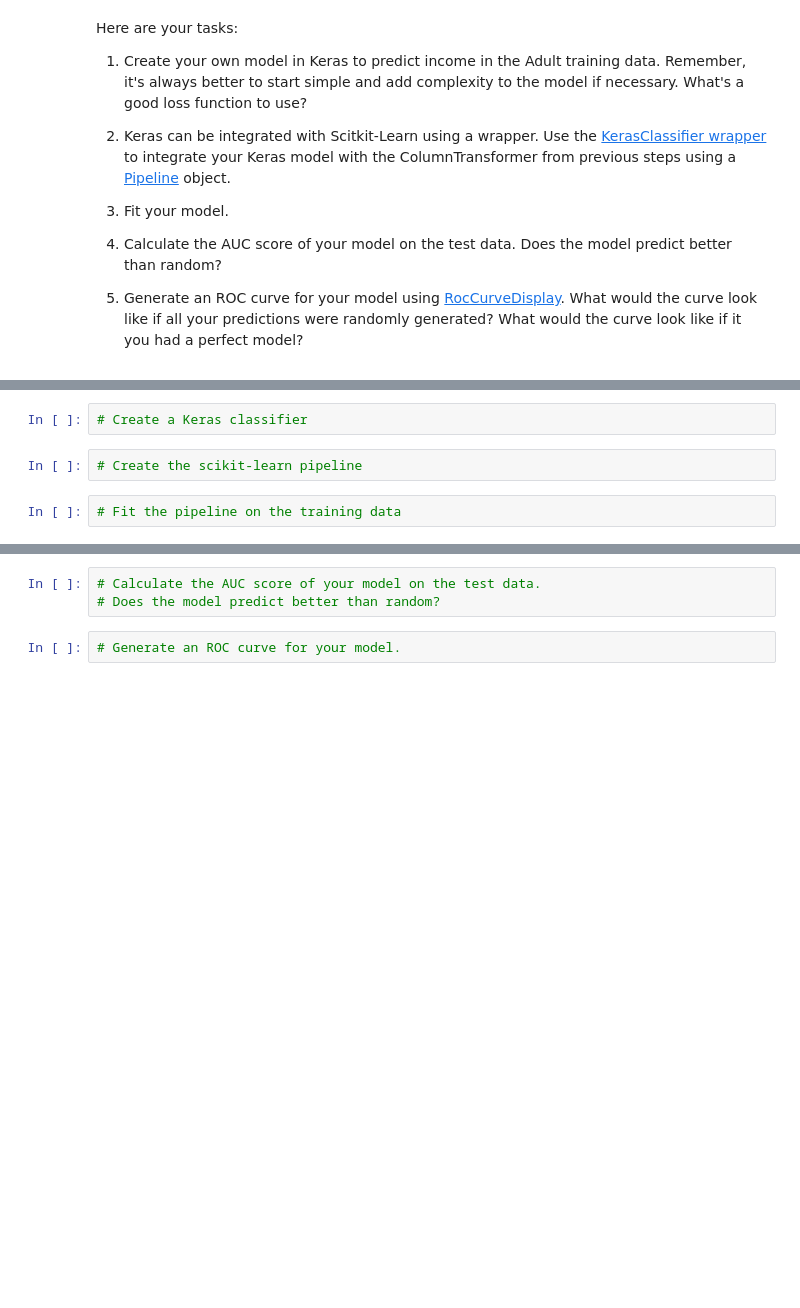
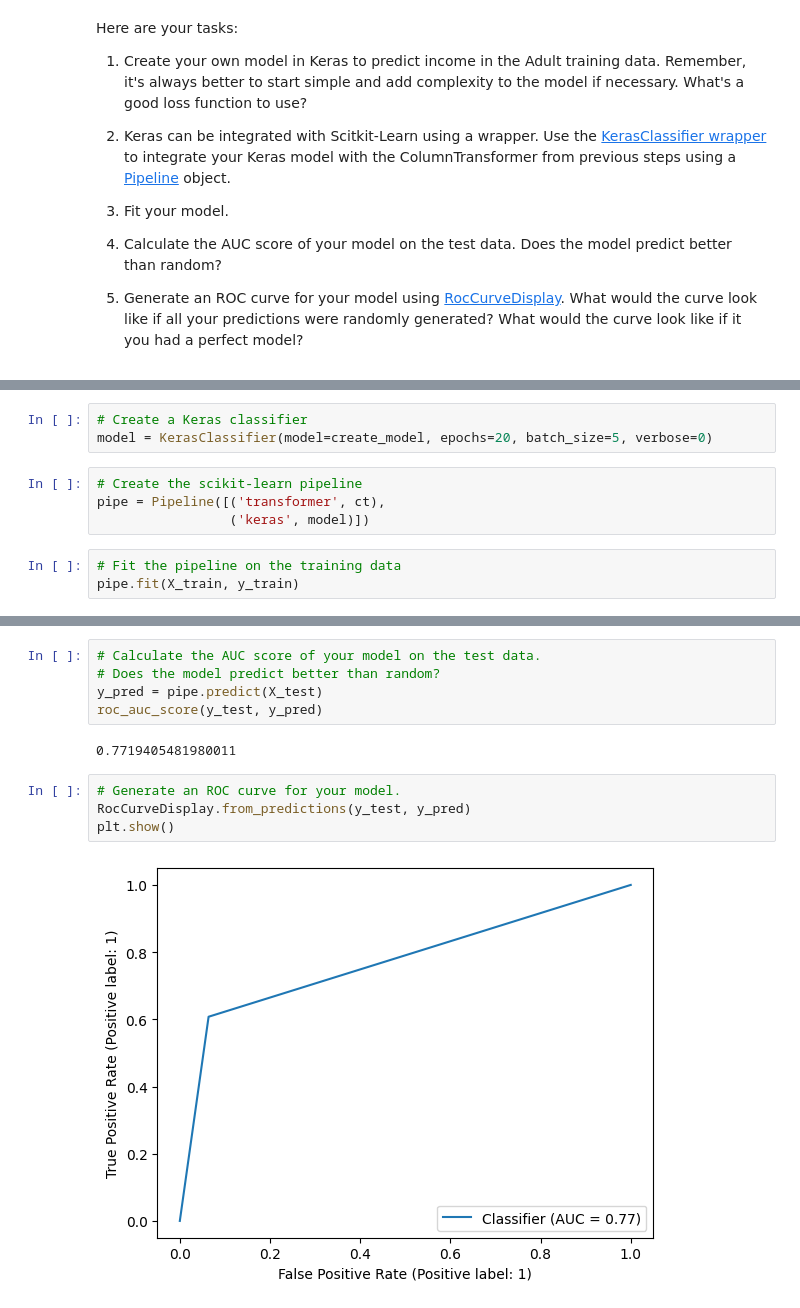
Before and after one commit to psykano/MLbootcamp, a Jupyter notebook: Student_MLE_MiniProject_Deep_Learning.ipynb, the cells around one changed output, grey strips where cells are left out. Drawn from its saved outputs; the diff is of its cells as text; blank space fills up the shorter version.

```diff
--- a/Student_MLE_MiniProject_Deep_Learning.ipynb
+++ b/Student_MLE_MiniProject_Deep_Learning.ipynb
@@ -219,6 +226,10 @@ Here are your tasks:
 # %%
 # Create a Keras classifier
+model = KerasClassifier(model=create_model, epochs=20, batch_size=5, verbose=0)
 # %%
 # Create the scikit-learn pipeline
+pipe = Pipeline([('transformer', ct),
+                 ('keras', model)])
 # %%
 # Fit the pipeline on the training data
+pipe.fit(X_train, y_train)
@@ -225,5 +254,13 @@ Here are your tasks:
 # %%
 # Calculate the AUC score of your model on the test data.
 # Does the model predict better than random?
+y_pred = pipe.predict(X_test)
+roc_auc_score(y_test, y_pred)
+# %% [output]
+0.7719405481980011
 # %%
 # Generate an ROC curve for your model.
+RocCurveDisplay.from_predictions(y_test, y_pred)
+plt.show()
+# %% [output]
+[figure, added]
```
Also changed, not shown: parts of 4 cells of this notebook.
